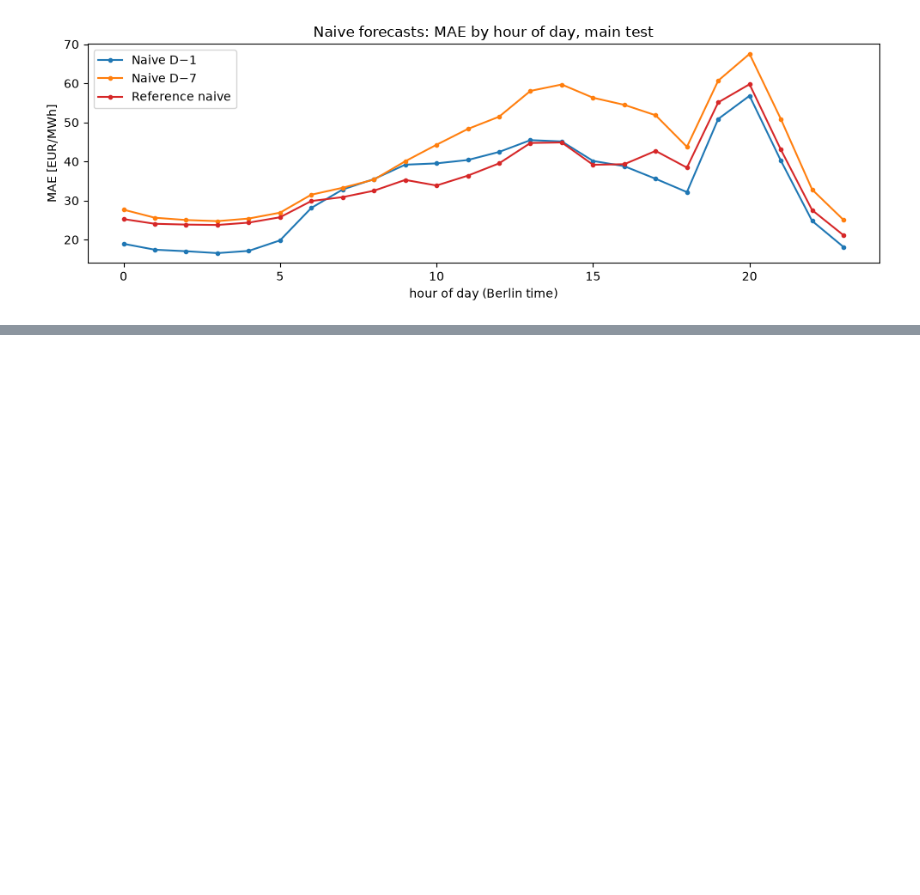
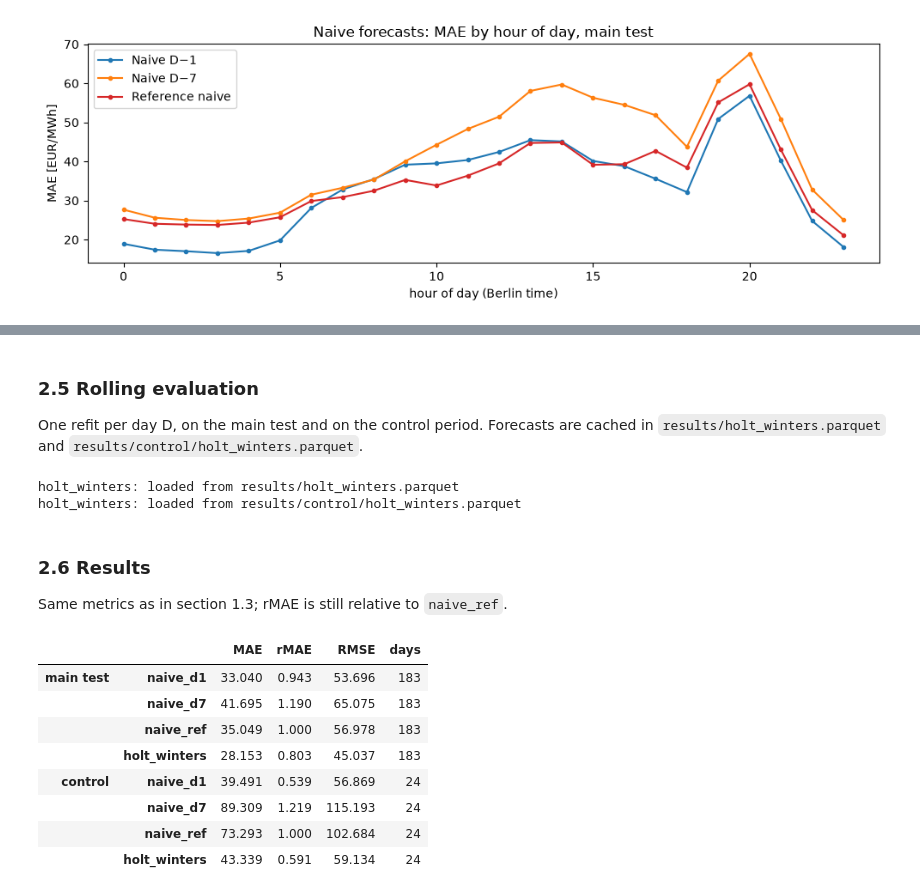
Before and after one commit to aladinsn/electricity-price-forecasting, a Jupyter notebook: notebooks/03_baselines.ipynb, the cells around one changed output, grey strips where cells are left out. Drawn from its saved outputs; the diff is of its cells as text; code cells hidden in the pictures; blank space fills up the shorter version.

```diff
--- a/notebooks/03_baselines.ipynb
+++ b/notebooks/03_baselines.ipynb
@@ -164,0 +328,27 @@ plt.show()
+# %% [markdown]
+### 2.5 Rolling evaluation
+
+One refit per day D, on the main test and on the control period. Forecasts are cached in `results/holt_winters.parquet` and `results/control/holt_winters.parquet`.
+# %%
+res["holt_winters"] = run_rolling(hw, "holt_winters", df, cfg.TEST_DAYS)
+res_control["holt_winters"] = run_rolling(hw, "holt_winters", df, CONTROL_DAYS, results_dir=cfg.RESULTS_DIR / "control")
+# %% [output]
+holt_winters: loaded from results/holt_winters.parquet
+holt_winters: loaded from results/control/holt_winters.parquet
+# %% [markdown]
+### 2.6 Results
+
+Same metrics as in section 1.3; rMAE is still relative to `naive_ref`.
+# %%
+table = pd.concat({"main test": summary(res), "control": summary(res_control)})
+table.round(3)
+# %% [output]
+|  |  | MAE | rMAE | RMSE | days |
+| main test | naive_d1 | 33.040 | 0.943 | 53.696 | 183 |
+|  | naive_d7 | 41.695 | 1.190 | 65.075 | 183 |
+|  | naive_ref | 35.049 | 1.000 | 56.978 | 183 |
+|  | holt_winters | 28.153 | 0.803 | 45.037 | 183 |
+| control | naive_d1 | 39.491 | 0.539 | 56.869 | 24 |
+|  | naive_d7 | 89.309 | 1.219 | 115.193 | 24 |
+|  | naive_ref | 73.293 | 1.000 | 102.684 | 24 |
+|  | holt_winters | 43.339 | 0.591 | 59.134 | 24 |
```
Also changed, not shown: parts of 13 cells of this notebook, 2 other files.
